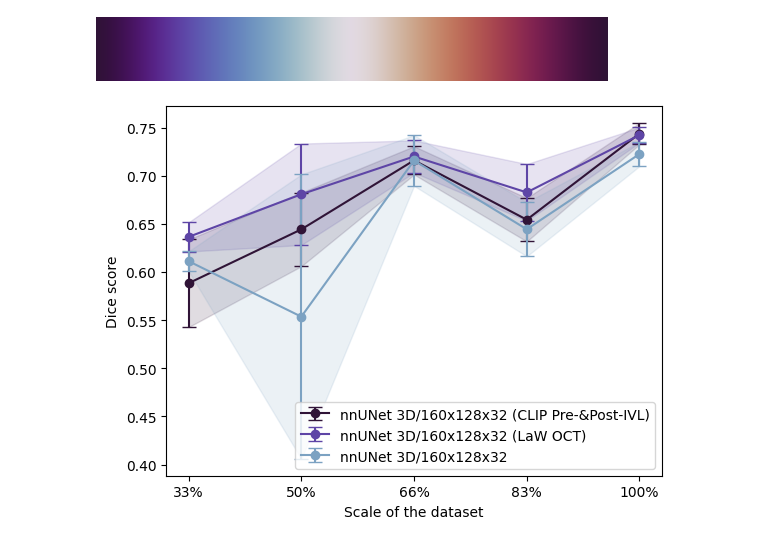
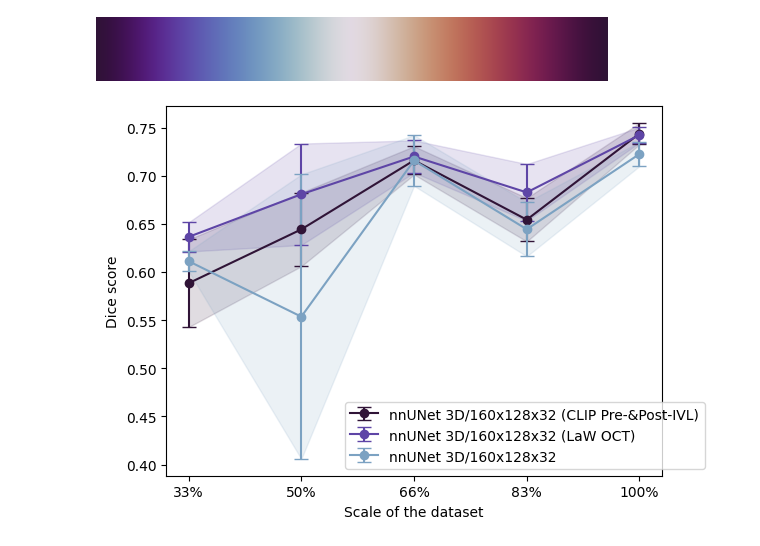
Before and after one commit to icekang/master_thesis, a Jupyter notebook: result figure generator/scale_analysis_plot.ipynb, the cells around one changed output. Cells and saved outputs as stored; diff of their text form; code cells hidden in the pictures.

Commit message:
chore: move the legend of the dice score scale analysis

```diff
--- a/result figure generator/scale_analysis_plot.ipynb
+++ b/result figure generator/scale_analysis_plot.ipynb
@@ -40,27 +40,27 @@ cmap
 # %%
 fig, ax = plt.subplots()
 
 colors = [cmap(i) for i in range(0, 255, 255//len(avg_scale_analyse))]
 alpha = 0.15
 
 for i in range(len(avg_scale_analyse)):
     ax.errorbar(avg_scale_analyse.columns, avg_scale_analyse.iloc[i, :], yerr=std_scale_analyse.iloc[i, :], label=avg_scale_analyse.iloc[i, :].name, marker='o', capsize=5, color=colors[i])
     ax.fill_between(avg_scale_analyse.columns, avg_scale_analyse.iloc[i, :] - std_scale_analyse.iloc[i, :], avg_scale_analyse.iloc[i, :] + std_scale_analyse.iloc[i, :], alpha=alpha, color=colors[i])
 
 # # ax.plot(avg_scale_analyse.columns, avg_scale_analyse.iloc[1, :], label=avg_scale_analyse.iloc[1, :].name, marker='o')
 # ax.errorbar(avg_scale_analyse.columns, avg_scale_analyse.iloc[1, :], yerr=std_scale_analyse.iloc[1, :], label=avg_scale_analyse.iloc[1, :].name, marker='o', capsize=5, color=colors[1])
 # ax.fill_between(avg_scale_analyse.columns, avg_scale_analyse.iloc[1, :] - std_scale_analyse.iloc[1, :], avg_scale_analyse.iloc[1, :] + std_scale_analyse.iloc[1, :], alpha=alpha, color=colors[1])
 
 # # ax.plot(avg_scale_analyse.columns, avg_scale_analyse.iloc[2, :], label=avg_scale_analyse.iloc[2, :].name, marker='o')
 # ax.errorbar(avg_scale_analyse.columns, avg_scale_analyse.iloc[2, :], yerr=std_scale_analyse.iloc[2, :], label=avg_scale_analyse.iloc[2, :].name, marker='o', capsize=5, color=colors[2])
 # ax.fill_between(avg_scale_analyse.columns, avg_scale_analyse.iloc[2, :] - std_scale_analyse.iloc[2, :], avg_scale_analyse.iloc[2, :] + std_scale_analyse.iloc[2, :], alpha=alpha, color=colors[2])
 
 ax.set_xlabel('Scale of the dataset')
 ax.set_ylabel('Dice score')
 
-ax.legend(loc='lower right')
+ax.legend(loc='lower right', bbox_to_anchor=(1.1, 0))
 
 fig.savefig('discussion_scale_analysis.png', dpi=1000, bbox_inches='tight')
 plt.show()
 # %% [output]
-[figure, old version]
+[figure, new version]
```
Also changed, not shown: 2 other files.
